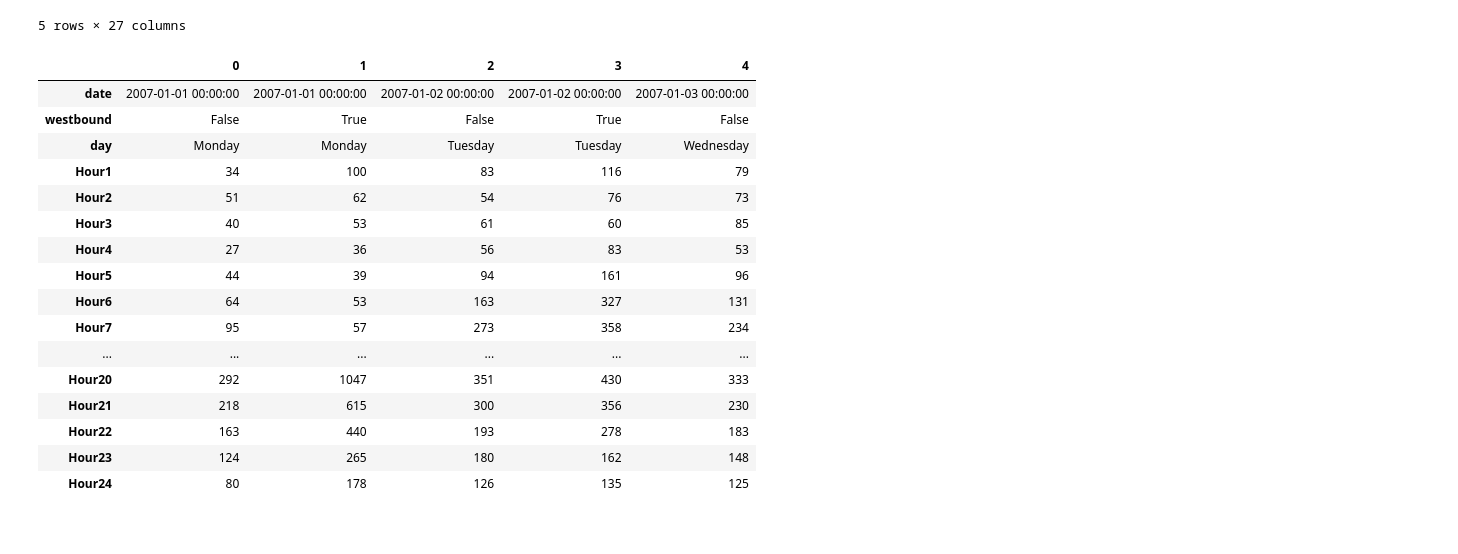
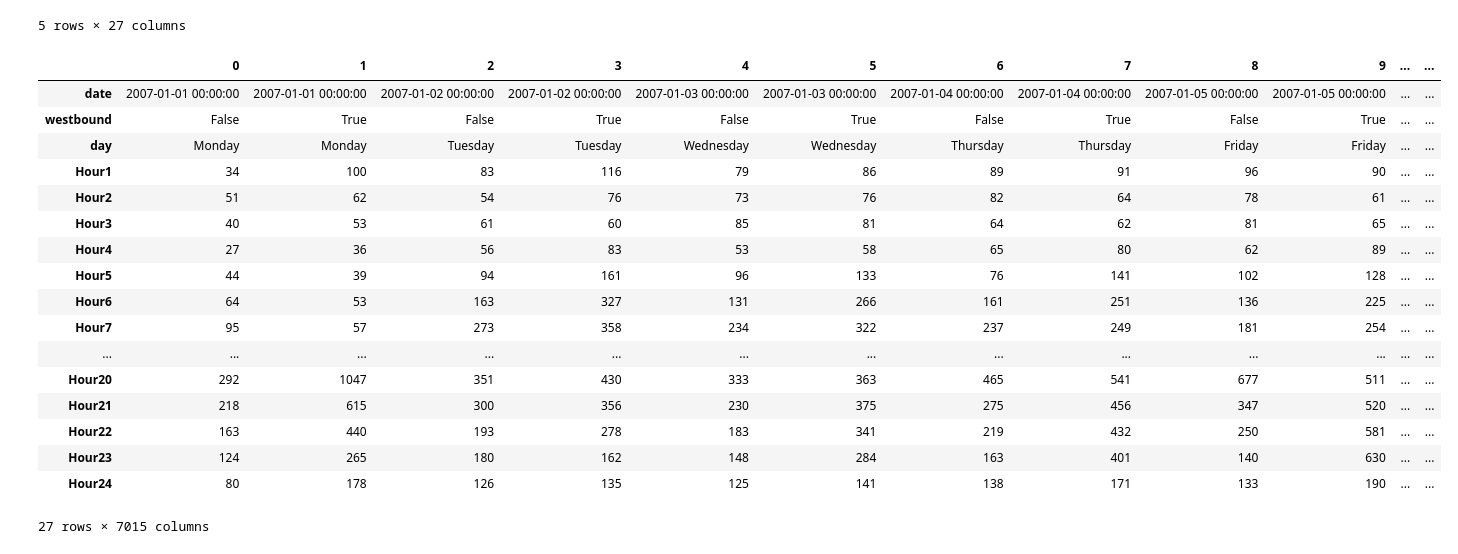
Before and after one commit to leannebaldwin/Pass_Closure, a Jupyter notebook: data_exploration/snoqualmie_pass_PTR/Snoqulamie_PTR_Data_exploration.ipynb, the cells around one changed output. Saved outputs shown, nothing was run; the diff lists cells and outputs as text; code cells hidden in the pictures.

```diff
--- a/data_exploration/snoqualmie_pass_PTR/Snoqulamie_PTR_Data_exploration.ipynb
+++ b/data_exploration/snoqualmie_pass_PTR/Snoqulamie_PTR_Data_exploration.ipynb
@@ -408,22 +408,23 @@ df.head()
 # %%
 df.rename(columns={0:'westbound'}, inplace=True)
 # %%
-df.head().T
+df.T
 # %% [output]
-|  | 0 | 1 | 2 | 3 | 4 |
-| date | 2007-01-01 00:00:00 | 2007-01-01 00:00:00 | 2007-01-02 00:00:00 | 2007-01-02 00:00:00 | 2007-01-03 00:00:00 |
-| westbound | False | True | False | True | False |
-| day | Monday | Monday | Tuesday | Tuesday | Wednesday |
-| Hour1 | 34 | 100 | 83 | 116 | 79 |
-| Hour2 | 51 | 62 | 54 | 76 | 73 |
-| Hour3 | 40 | 53 | 61 | 60 | 85 |
-| Hour4 | 27 | 36 | 56 | 83 | 53 |
-| Hour5 | 44 | 39 | 94 | 161 | 96 |
-| Hour6 | 64 | 53 | 163 | 327 | 131 |
-| Hour7 | 95 | 57 | 273 | 358 | 234 |
-| ... | ... | ... | ... | ... | ... |
-| Hour20 | 292 | 1047 | 351 | 430 | 333 |
-| Hour21 | 218 | 615 | 300 | 356 | 230 |
-| Hour22 | 163 | 440 | 193 | 278 | 183 |
-| Hour23 | 124 | 265 | 180 | 162 | 148 |
-| Hour24 | 80 | 178 | 126 | 135 | 125 |
+|  | 0 | 1 | 2 | 3 | 4 | 5 | 6 | 7 | 8 | 9 | ... | ... |
+| date | 2007-01-01 00:00:00 | 2007-01-01 00:00:00 | 2007-01-02 00:00:00 | 2007-01-02 00:00:00 | 2007-01-03 00:00:00 | 2007-01-03 00:00:00 | 2007-01-04 00:00:00 | 2007-01-04 00:00:00 | 2007-01-05 00:00:00 | 2007-01-05 00:00:00 | ... | ... |
+| westbound | False | True | False | True | False | True | False | True | False | True | ... | ... |
+| day | Monday | Monday | Tuesday | Tuesday | Wednesday | Wednesday | Thursday | Thursday | Friday | Friday | ... | ... |
+| Hour1 | 34 | 100 | 83 | 116 | 79 | 86 | 89 | 91 | 96 | 90 | ... | ... |
+| Hour2 | 51 | 62 | 54 | 76 | 73 | 76 | 82 | 64 | 78 | 61 | ... | ... |
+| Hour3 | 40 | 53 | 61 | 60 | 85 | 81 | 64 | 62 | 81 | 65 | ... | ... |
+| Hour4 | 27 | 36 | 56 | 83 | 53 | 58 | 65 | 80 | 62 | 89 | ... | ... |
+| Hour5 | 44 | 39 | 94 | 161 | 96 | 133 | 76 | 141 | 102 | 128 | ... | ... |
+| Hour6 | 64 | 53 | 163 | 327 | 131 | 266 | 161 | 251 | 136 | 225 | ... | ... |
+| Hour7 | 95 | 57 | 273 | 358 | 234 | 322 | 237 | 249 | 181 | 254 | ... | ... |
+| ... | ... | ... | ... | ... | ... | ... | ... | ... | ... | ... | ... | ... |
+| Hour20 | 292 | 1047 | 351 | 430 | 333 | 363 | 465 | 541 | 677 | 511 | ... | ... |
+| Hour21 | 218 | 615 | 300 | 356 | 230 | 375 | 275 | 456 | 347 | 520 | ... | ... |
+| Hour22 | 163 | 440 | 193 | 278 | 183 | 341 | 219 | 432 | 250 | 581 | ... | ... |
+| Hour23 | 124 | 265 | 180 | 162 | 148 | 284 | 163 | 401 | 140 | 630 | ... | ... |
+| Hour24 | 80 | 178 | 126 | 135 | 125 | 141 | 138 | 171 | 133 | 190 | ... | ... |
+27 rows × 7015 columns
```
